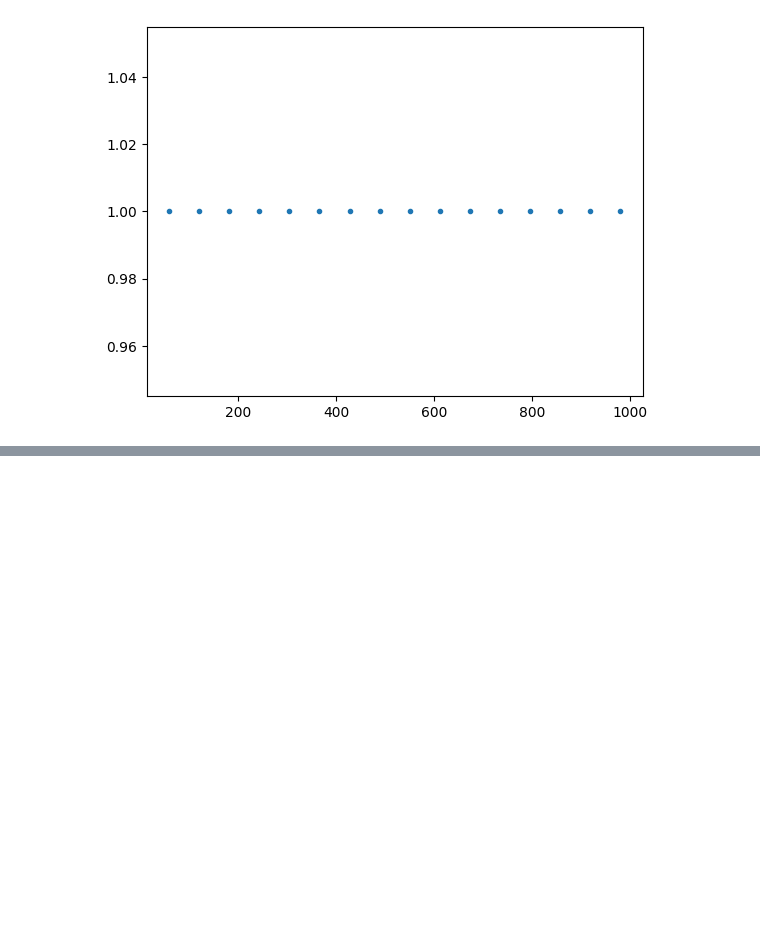
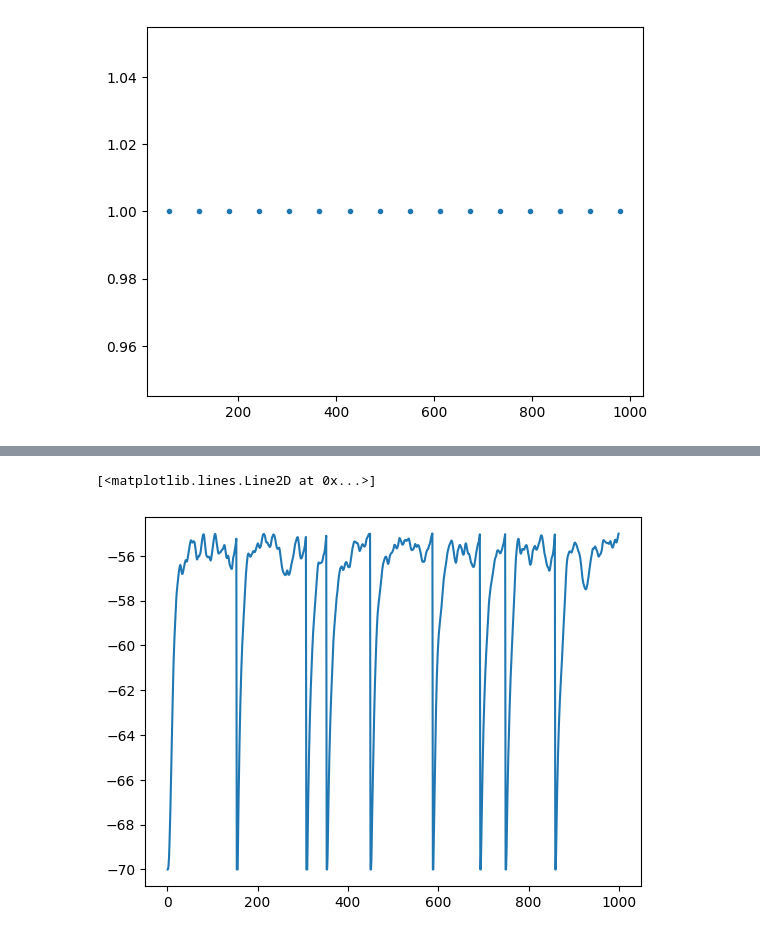
Before and after one commit to NeuroAI-PNU/NEST_tutorial, a Jupyter notebook: nest_modified.ipynb, the cells around one changed output, grey strips where cells are left out. Saved outputs shown, nothing was run; the diff lists cells and outputs as text; code cells hidden in the pictures; blank space fills up the shorter version.

```diff
--- a/nest_modified.ipynb
+++ b/nest_modified.ipynb
@@ -109,0 +141,3 @@ plt.show()
+# %%
+multimeter = nest.Create("multimeter")
+multimeter.set(record_from=["V_m"])
@@ -109,0 +180,11 @@ plt.show()
+# %%
+dmm = multimeter.get()
+Vms = dmm["events"]["V_m"]
+ts = dmm["events"]["times"]
+# %%
+import matplotlib.pyplot as plt
+plt.figure(1)
+plt.plot(ts, Vms)
+# %% [output]
+[<matplotlib.lines.Line2D at 0x...>]
+[figure, added]
```
Also changed, not shown: parts of 12 cells of this notebook.
